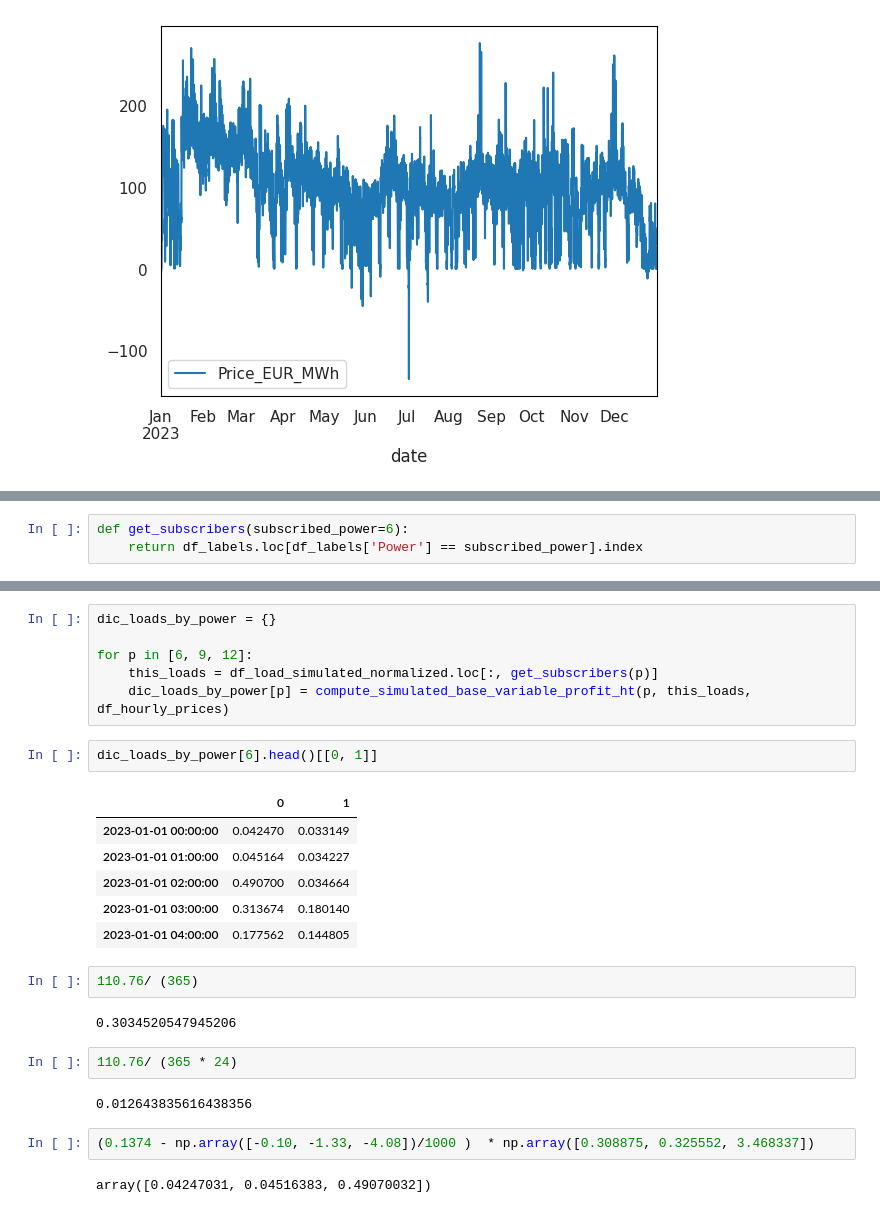
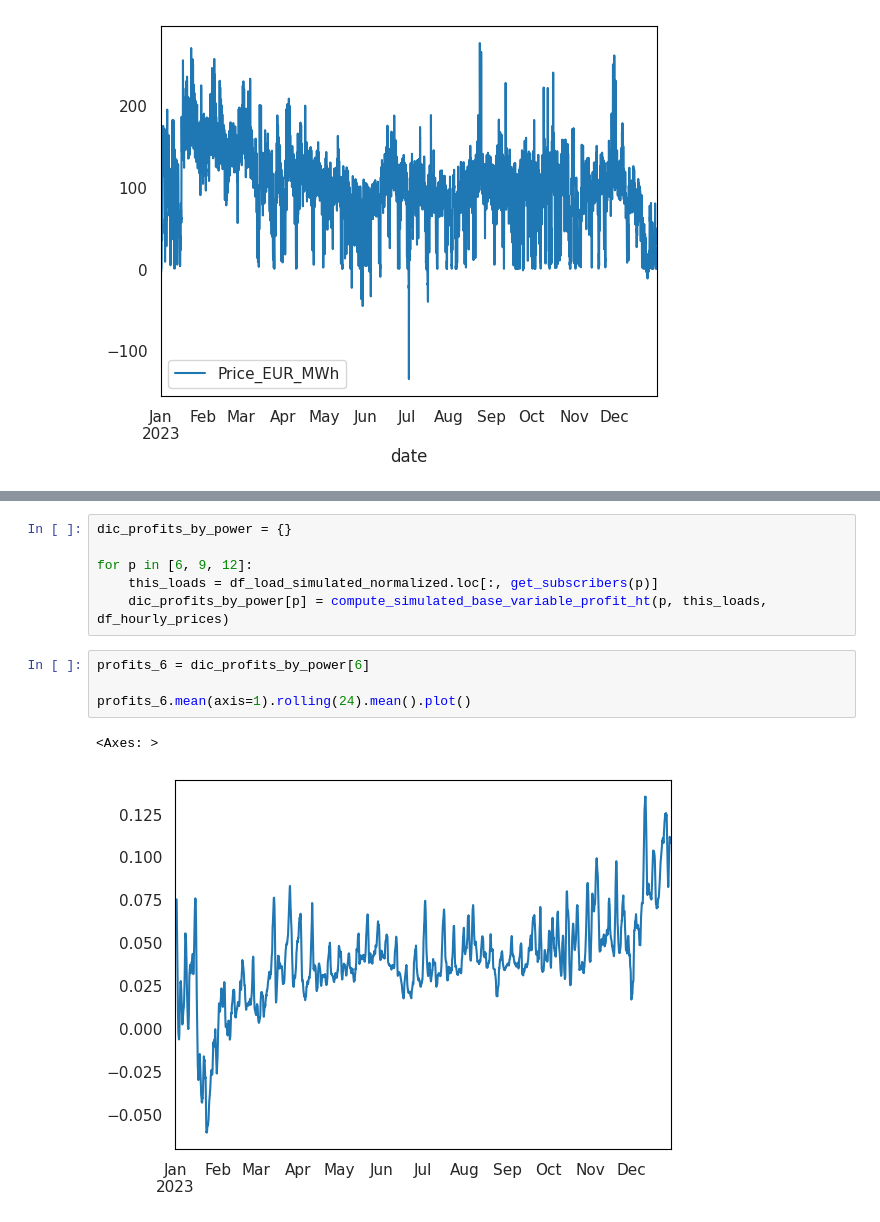
Before and after one commit to sylvaingchassang/generous_dynamic_contracting, a Jupyter notebook: gdc/notebooks/aligned_contracts_realized_price.ipynb, the cells around one changed output, grey strips where cells are left out. Drawn from its saved outputs; the diff is of its cells as text.

Commit message:
predicted profits

```diff
--- a/gdc/notebooks/aligned_contracts_realized_price.ipynb
+++ b/gdc/notebooks/aligned_contracts_realized_price.ipynb
@@ -42,3 +33,0 @@ Name: Power, dtype: int64
-# %%
-def get_subscribers(subscribed_power=6):
-    return df_labels.loc[df_labels['Power'] == subscribed_power].index
@@ -52,27 +34,13 @@ Index([   0,    1,    2,    3,    4,    5,    6,    7,    8,    9,
 # %%
-dic_loads_by_power = {}
+dic_profits_by_power = {}
 
 for p in [6, 9, 12]:
     this_loads = df_load_simulated_normalized.loc[:, get_subscribers(p)]
-    dic_loads_by_power[p] = compute_simulated_base_variable_profit_ht(p, this_loads, df_hourly_prices)
+    dic_profits_by_power[p] = compute_simulated_base_variable_profit_ht(p, this_loads, df_hourly_prices)
-# %%
-dic_loads_by_power[6].head()[[0, 1]]
-# %% [output]
-|  | 0 | 1 |
-| 2023-01-01 00:00:00 | 0.042470 | 0.033149 |
-| 2023-01-01 01:00:00 | 0.045164 | 0.034227 |
-| 2023-01-01 02:00:00 | 0.490700 | 0.034664 |
-| 2023-01-01 03:00:00 | 0.313674 | 0.180140 |
-| 2023-01-01 04:00:00 | 0.177562 | 0.144805 |
-# %%
-110.76/ (365)
-# %% [output]
-0.3034520547945206
-# %%
-110.76/ (365 * 24)
-# %% [output]
-0.012643835616438356
-# %%
-(0.1374 - np.array([-0.10, -1.33, -4.08])/1000 )  * np.array([0.308875, 0.325552, 3.468337])
-# %% [output]
-array([0.04247031, 0.04516383, 0.49070032])
+# %%
+profits_6 = dic_profits_by_power[6]
+
+profits_6.mean(axis=1).rolling(24).mean().plot()
+# %% [output]
+<Axes: >
+[figure, added]
```
Also changed, not shown: parts of 11 cells of this notebook, 7 other files.
